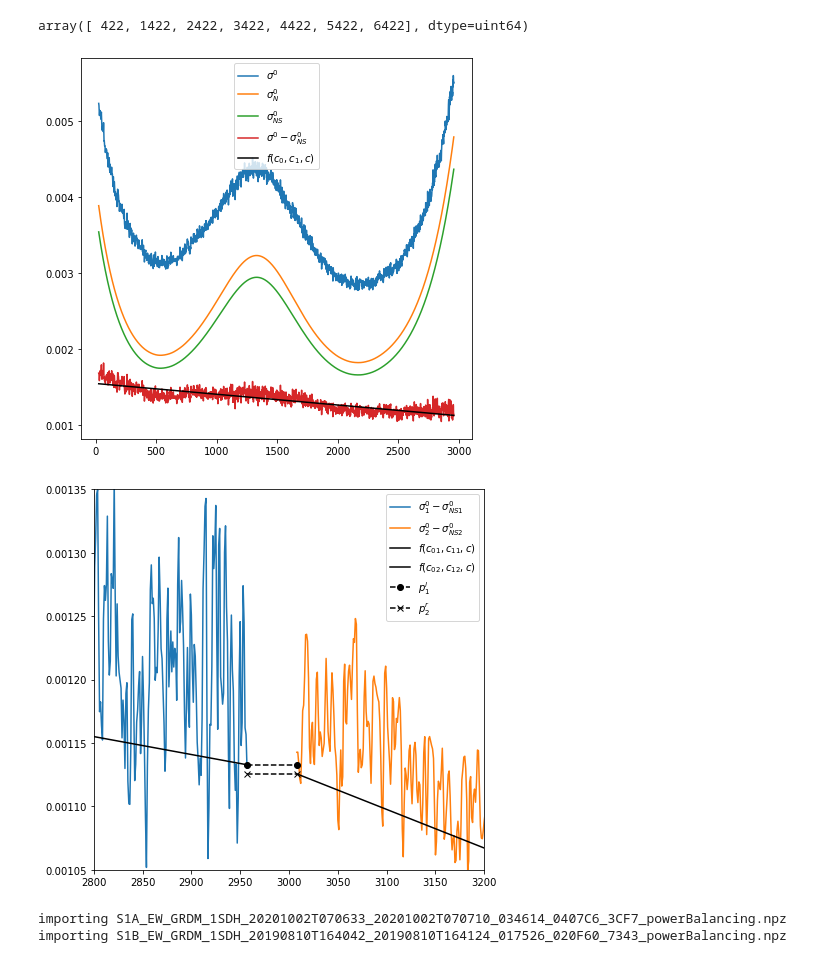
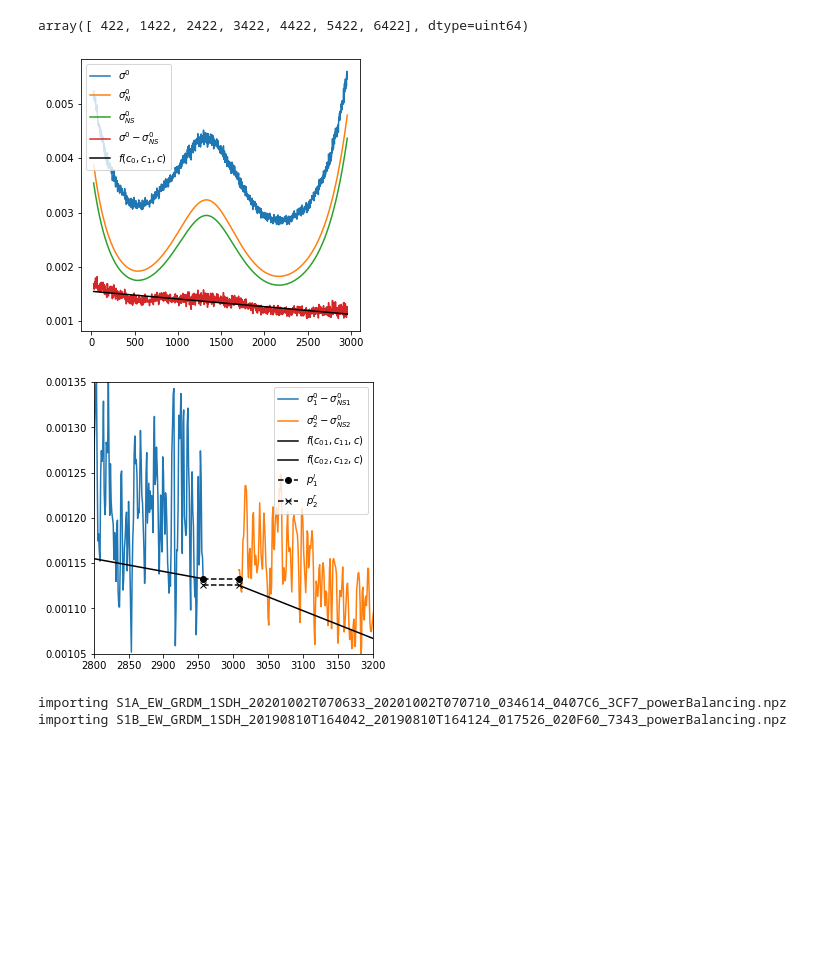
Before and after one commit to nansencenter/sentinel1denoised, a Jupyter notebook: s1denoise/experimentalData/powerBalancing/Quick_start_Power_balancing.ipynb, the cells around one changed output. Drawn from its saved outputs; the diff is of its cells as text; code cells hidden in the pictures; blank space fills up the shorter version.

Commit message:
#18 reduce images in notebook
Former-commit-id: cab92fe074a974ba11baf66e6b2a23eb4ca1eff5

```diff
--- a/s1denoise/experimentalData/powerBalancing/Quick_start_Power_balancing.ipynb
+++ b/s1denoise/experimentalData/powerBalancing/Quick_start_Power_balancing.ipynb
@@ -202,7 +202,7 @@ meanS0ij = results[i]['sigma0'][j] - results[i]['noiseEquivalentSigma0Scaled'][j
 # approximated signal
 meanS0ij_fit = np.polyval(results[i]['fitResults'][j][0], results[i]['pixelIndex'][j])
 
-plt.figure(figsize=(7,7))
+plt.figure(figsize=(5,5))
 plt.plot(results[i]['pixelIndex'][j], results[i]['sigma0'][j], label='$\sigma^0$')
 plt.plot(results[i]['pixelIndex'][j], results[i]['noiseEquivalentSigma0'][j], label='$\sigma^0_N$')
 plt.plot(results[i]['pixelIndex'][j], results[i]['noiseEquivalentSigma0Scaled'][j], label='$\sigma^0_{NS}$')
@@ -211,42 +211,42 @@ plt.plot(results[i]['pixelIndex'][j], meanS0ij_fit, 'k-', label='$f(c_0, c_1, c)
 plt.legend()
 plt.show()
 # %% [output]
-[figure, old version]
+[figure, new version]
 # %%
 # plot range profiles of denoised signal, and approximated denoised signal in two sub-swaths
 j = 0                          # sub-block index
 i1 = list(results.keys())[0]   # sub-swath name
 i2 = list(results.keys())[1]   # sub-swath name
 
 # denoised_signal
 meanS01j = results[i1]['sigma0'][j] - results[i1]['noiseEquivalentSigma0Scaled'][j]
 meanS02j = results[i2]['sigma0'][j] - results[i2]['noiseEquivalentSigma0Scaled'][j]
 
 # approximated signal
 meanS01j_fit = np.polyval(results[i1]['fitResults'][j][0], results[i1]['pixelIndex'][j])
 meanS02j_fit = np.polyval(results[i2]['fitResults'][j][0], results[i2]['pixelIndex'][j])
 
 # approximated signal at boundary
 c_left = results[i1]['pixelIndex'][j][-1]
 p1_left =  np.polyval(results[i1]['fitResults'][j][0], c_left)
 c_right = results[i2]['pixelIndex'][j][0]
 p2_right = np.polyval(results[i2]['fitResults'][j][0], c_right)
 
-plt.figure(figsize=(7,7))
+plt.figure(figsize=(5,5))
 plt.plot(results[i1]['pixelIndex'][j], meanS01j, label='$\sigma^0_1 - \sigma^0_{NS1}$')
 plt.plot(results[i2]['pixelIndex'][j], meanS02j, label='$\sigma^0_2 - \sigma^0_{NS2}$')
 plt.plot(results[i1]['pixelIndex'][j], meanS01j_fit, 'k-', label='$f(c_{01}, c_{11}, c)$')
 plt.plot(results[i2]['pixelIndex'][j], meanS02j_fit, 'k-', label='$f(c_{02}, c_{12}, c)$')
 
 plt.plot([c_left, c_right], [p1_left, p1_left], 'ko--', label='$p_1^l$')
 plt.plot([c_left, c_right], [p2_right, p2_right], 'kx--', label='$p_2^r$')
 
 plt.xlim([2800, 3200])
 plt.ylim([0.00105, 0.00135])
 plt.legend()
 plt.show()
 # %% [output]
-[figure, old version]
+[figure, new version]
 # %%
 ################################################
 # Stage 2. Processing of aggregated statistics
```
